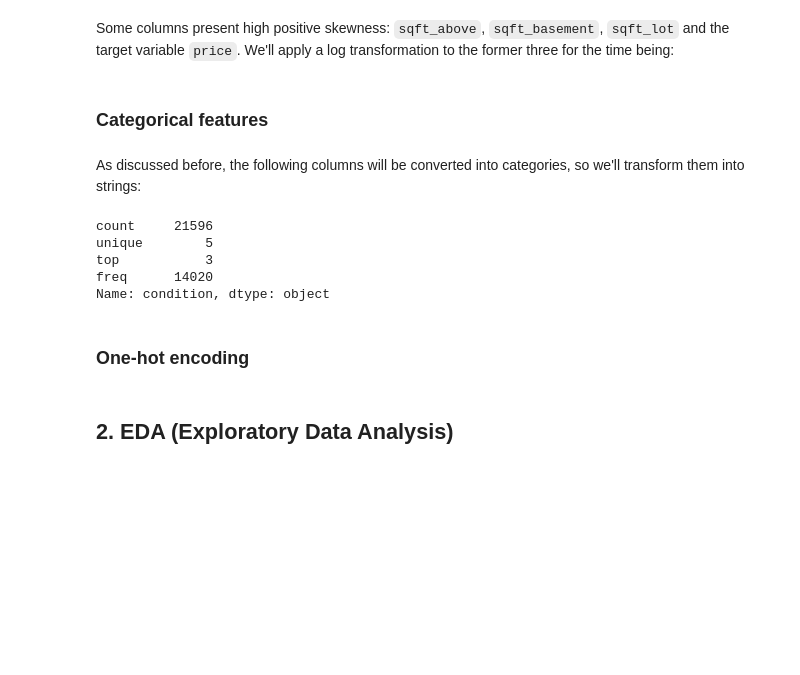
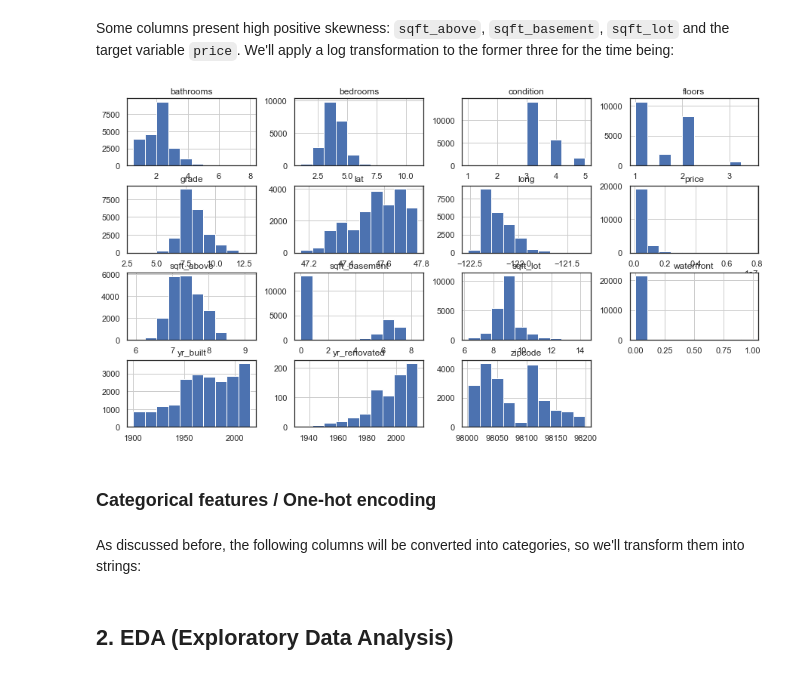
Before and after one commit to bartomolina/dsmod1project, a Jupyter notebook: student.ipynb, the cells around one changed output. Saved outputs shown, nothing was run; the diff lists cells and outputs as text; code cells hidden in the pictures; blank space fills up the shorter version.

```diff
--- a/student.ipynb
+++ b/student.ipynb
@@ -417,11 +417,15 @@ df.hist(figsize=(15,8));
 # %% [markdown]
 Some columns present high positive skewness: `sqft_above`, `sqft_basement`, `sqft_lot` and the target variable `price`. We'll apply a log transformation to the former three for the time being:
 # %%
-#df['sqft_above'] = np.log(df['sqft_above'])
-#df['sqft_basement'] = np.log(df['sqft_basement'])
-#df['sqft_lot'] = np.log(df['sqft_lot'])
+df['sqft_above'] = np.log1p(df['sqft_above'])
+df['sqft_basement'] = np.log1p(df['sqft_basement'])
+df['sqft_lot'] = np.log1p(df['sqft_lot'])
+# %%
+df.hist(figsize=(15,8));
+# %% [output]
+[figure, added]
 # %% [markdown]
-### Categorical features
+### Categorical features / One-hot encoding
 # %% [markdown]
 As discussed before, the following columns will be converted into categories, so we'll transform them into strings:
 # %%
@@ -431,10 +435,0 @@ for column in ['waterfront', 'condition', 'grade', 'yr_renovated', 'yr_built', '
-# %%
-df2['condition'].describe()
-# %% [output]
-count     21596
-unique        5
-top           3
-freq      14020
-Name: condition, dtype: object
-# %% [markdown]
-### One-hot encoding
```
Also changed, not shown: parts of 14 cells of this notebook.
